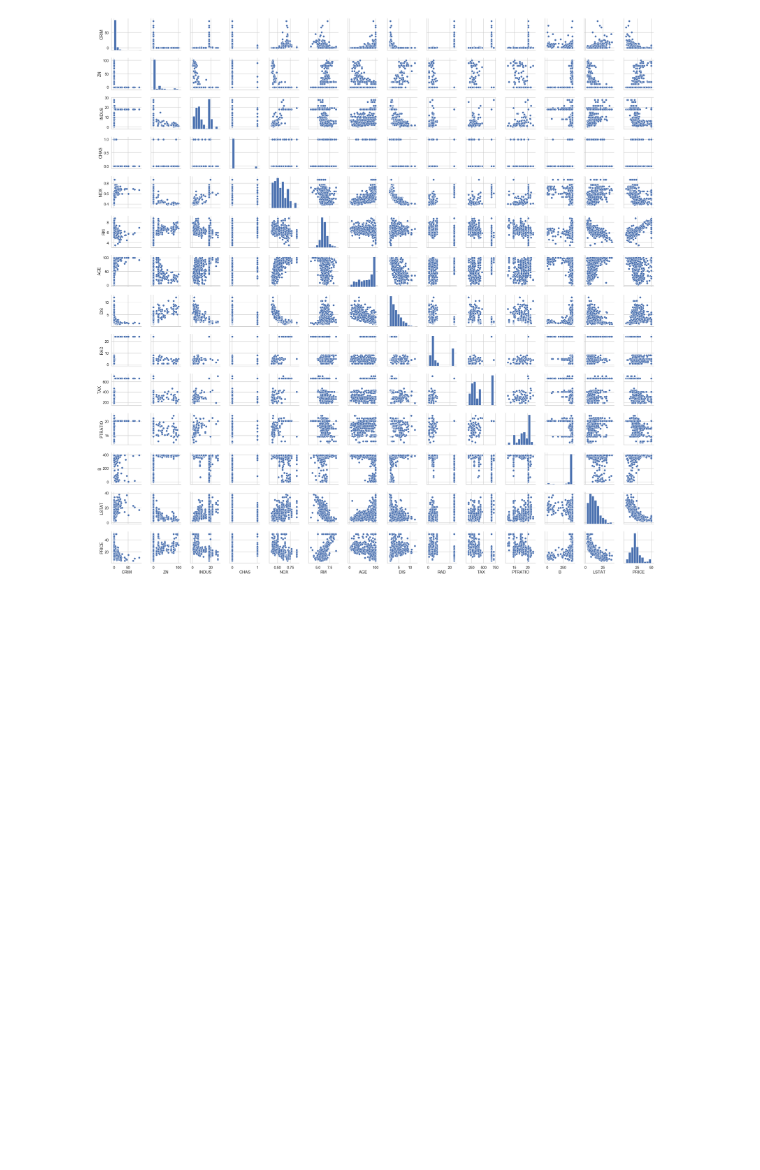
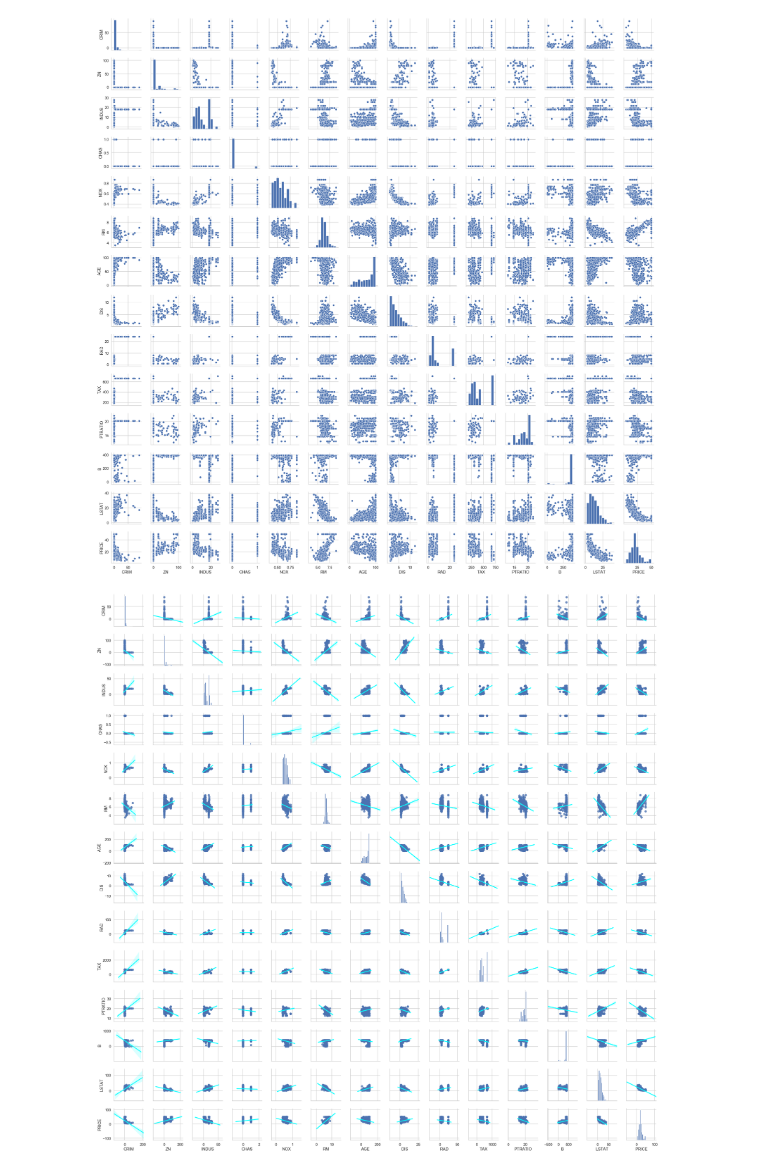
Before and after one commit to leetrent/ds-ml-bootcamp, a Jupyter notebook: 05-PredictHousePriceWithMLR/068-SeabornPairplots.ipynb, the cells around one changed output. Cells and saved outputs as stored; diff of their text form; code cells hidden in the pictures; blank space fills up the shorter version.

```diff
--- a/05-PredictHousePriceWithMLR/068-SeabornPairPlotsJupyterMicrobenching.ipynb
+++ b/05-PredictHousePriceWithMLR/068-SeabornPairplots.ipynb
@@ -116,3 +116,9 @@ sns.pairplot(data)
 plt.show()
 # %% [output]
 [figure]
+# %%
+%%time
+sns.pairplot(data, kind='reg', plot_kws={'line_kws':{'color':'cyan'}})
+plt.show()
+# %% [output]
+[figure, added]
```
Also changed, not shown: parts of 2 cells of this notebook.
